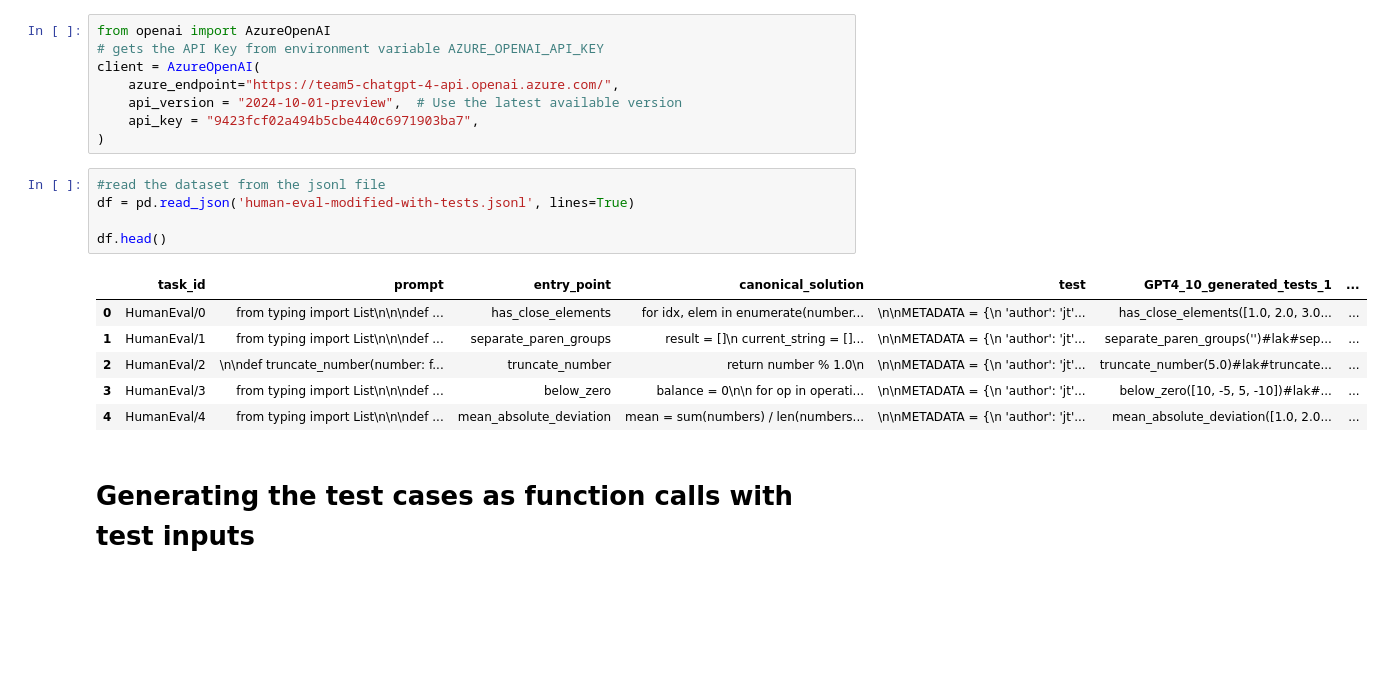
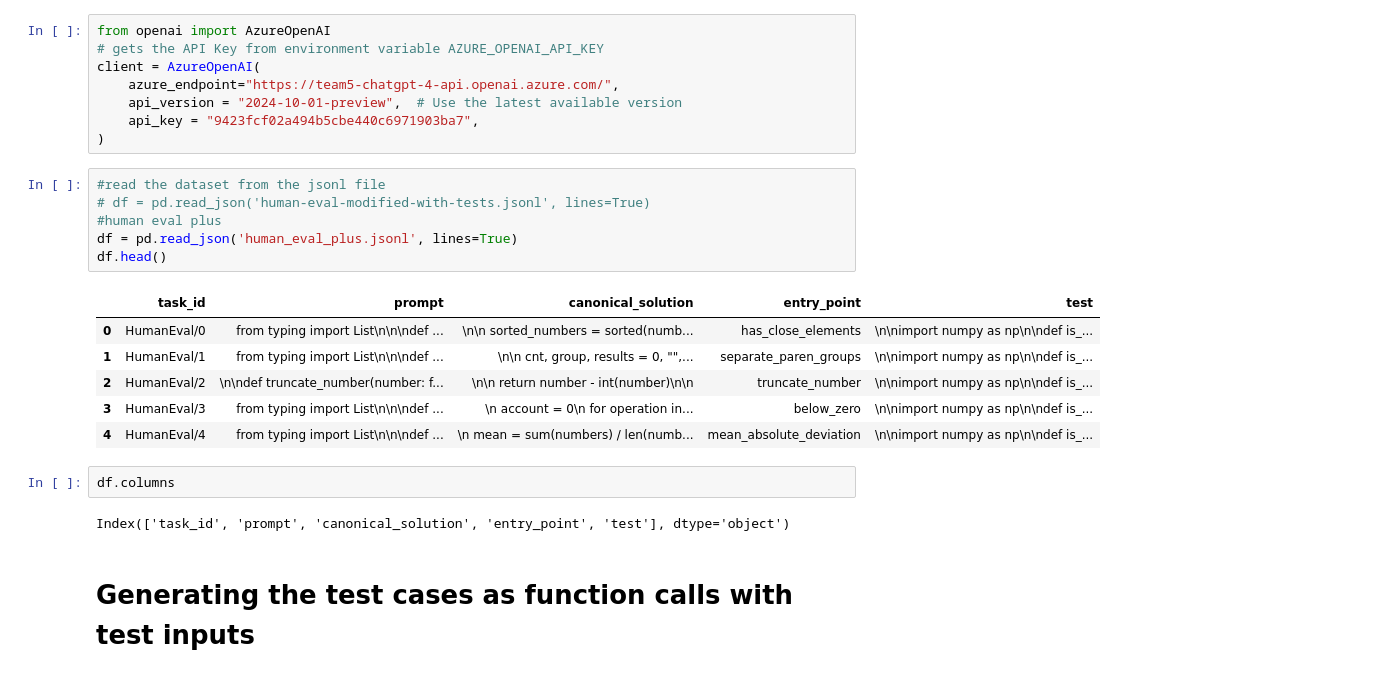
Before and after one commit to QEDady/LLM-Code-Verifier, a Jupyter notebook: TestcaseMethod/test_cases_generation.ipynb, the cells around one changed output. Cells and saved outputs as stored; diff of their text form; blank space fills up the shorter version.

```diff
--- a/TestcaseMethod/test_cases_generation.ipynb
+++ b/TestcaseMethod/test_cases_generation.ipynb
@@ -210,16 +205,21 @@ client = AzureOpenAI(
 )
 # %%
 #read the dataset from the jsonl file
-df = pd.read_json('human-eval-modified-with-tests.jsonl', lines=True)
-
+# df = pd.read_json('human-eval-modified-with-tests.jsonl', lines=True)
+#human eval plus
+df = pd.read_json('human_eval_plus.jsonl', lines=True)
 df.head()
 # %% [output]
-|  | task_id | prompt | entry_point | canonical_solution | test | GPT4_10_generated_tests_1 | ... |
-| 0 | HumanEval/0 | from typing import List\n\n\ndef ... | has_close_elements | for idx, elem in enumerate(number... | \n\nMETADATA = {\n 'author': 'jt'... | has_close_elements([1.0, 2.0, 3.0... | ... |
-| 1 | HumanEval/1 | from typing import List\n\n\ndef ... | separate_paren_groups | result = []\n current_string = []... | \n\nMETADATA = {\n 'author': 'jt'... | separate_paren_groups('')#lak#sep... | ... |
-| 2 | HumanEval/2 | \n\ndef truncate_number(number: f... | truncate_number | return number % 1.0\n | \n\nMETADATA = {\n 'author': 'jt'... | truncate_number(5.0)#lak#truncate... | ... |
-| 3 | HumanEval/3 | from typing import List\n\n\ndef ... | below_zero | balance = 0\n\n for op in operati... | \n\nMETADATA = {\n 'author': 'jt'... | below_zero([10, -5, 5, -10])#lak#... | ... |
-| 4 | HumanEval/4 | from typing import List\n\n\ndef ... | mean_absolute_deviation | mean = sum(numbers) / len(numbers... | \n\nMETADATA = {\n 'author': 'jt'... | mean_absolute_deviation([1.0, 2.0... | ... |
+|  | task_id | prompt | canonical_solution | entry_point | test |
+| 0 | HumanEval/0 | from typing import List\n\n\ndef ... | \n\n sorted_numbers = sorted(numb... | has_close_elements | \n\nimport numpy as np\n\ndef is_... |
+| 1 | HumanEval/1 | from typing import List\n\n\ndef ... | \n\n cnt, group, results = 0, "",... | separate_paren_groups | \n\nimport numpy as np\n\ndef is_... |
+| 2 | HumanEval/2 | \n\ndef truncate_number(number: f... | \n\n return number - int(number)\n\n | truncate_number | \n\nimport numpy as np\n\ndef is_... |
+| 3 | HumanEval/3 | from typing import List\n\n\ndef ... | \n account = 0\n for operation in... | below_zero | \n\nimport numpy as np\n\ndef is_... |
+| 4 | HumanEval/4 | from typing import List\n\n\ndef ... | \n mean = sum(numbers) / len(numb... | mean_absolute_deviation | \n\nimport numpy as np\n\ndef is_... |
+# %%
+df.columns
+# %% [output]
+Index(['task_id', 'prompt', 'canonical_solution', 'entry_point', 'test'], dtype='object')
 # %% [markdown]
 # Generating the test cases as function calls with test inputs
 # %%
```
Also changed, not shown: parts of 8 cells of this notebook, 7 other files.
